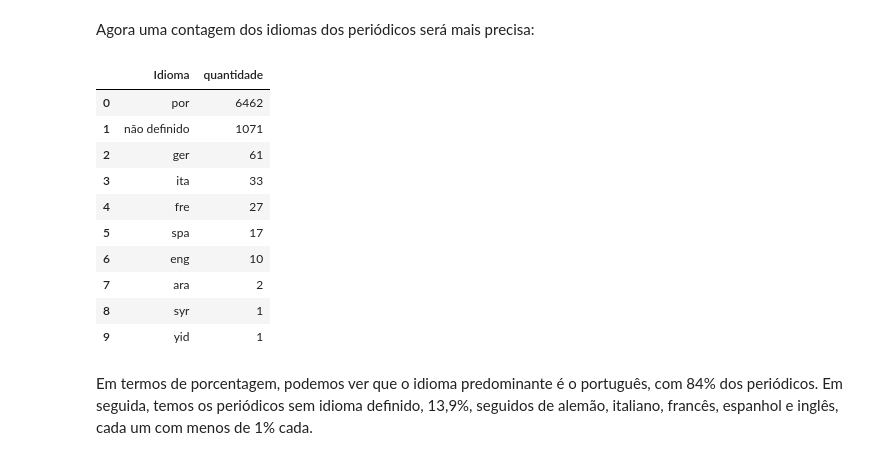
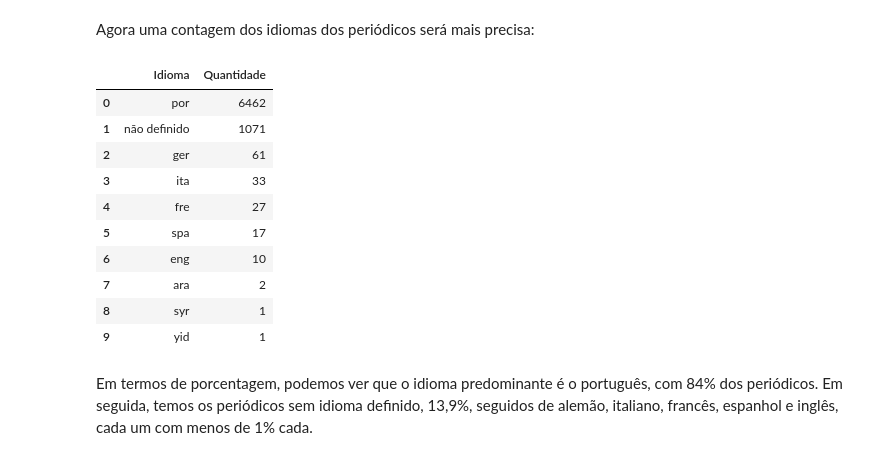
Before and after one commit to ericbrasiln/hemdig-framework, a Jupyter notebook: repositorios/BND-BR/complete_data.ipynb, the cells around one changed output. Saved outputs shown, nothing was run; the diff lists cells and outputs as text; code cells hidden in the pictures.

Commit message:
Revisão final
Revisão geral do noteboook.
Inclusão de versão atualizada do html.
dataframe final com dados limps.

```diff
--- a/repositorios/BND-BR/complete_data.ipynb
+++ b/repositorios/BND-BR/complete_data.ipynb
@@ -163,10 +173,10 @@ df['language'] = df['language'].fillna('não definido')
 Agora uma contagem dos idiomas dos periódicos será mais precisa:
 # %%
 # criar dataframe com a contagem de idiomas
-df_lang = df['language'].value_counts().rename_axis('Idioma').reset_index(name='quantidade')
+df_lang = df['language'].value_counts().rename_axis('Idioma').reset_index(name='Quantidade')
 df_lang
 # %% [output]
-|  | Idioma | quantidade |
+|  | Idioma | Quantidade |
 | 0 | por | 6462 |
 | 1 | não definido | 1071 |
 | 2 | ger | 61 |
```
Also changed, not shown: parts of 36 cells of this notebook, 15 other files.
